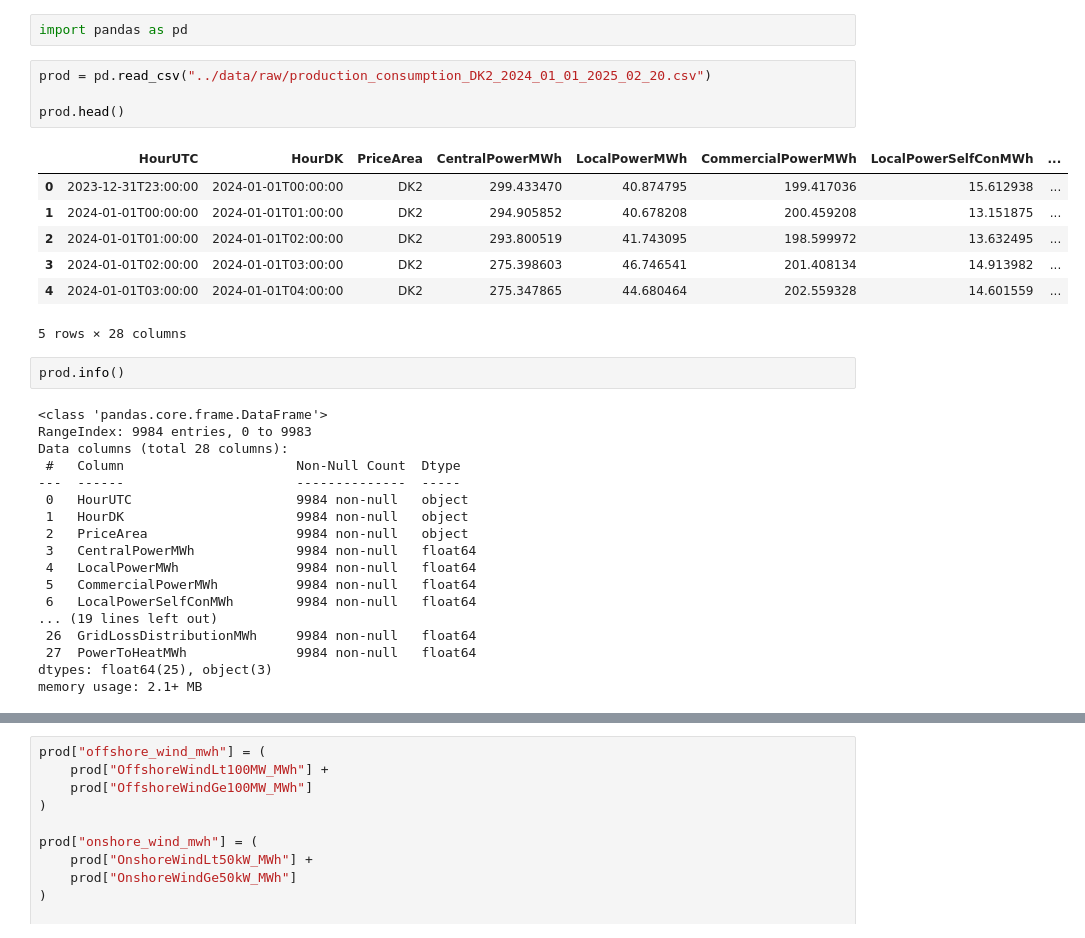
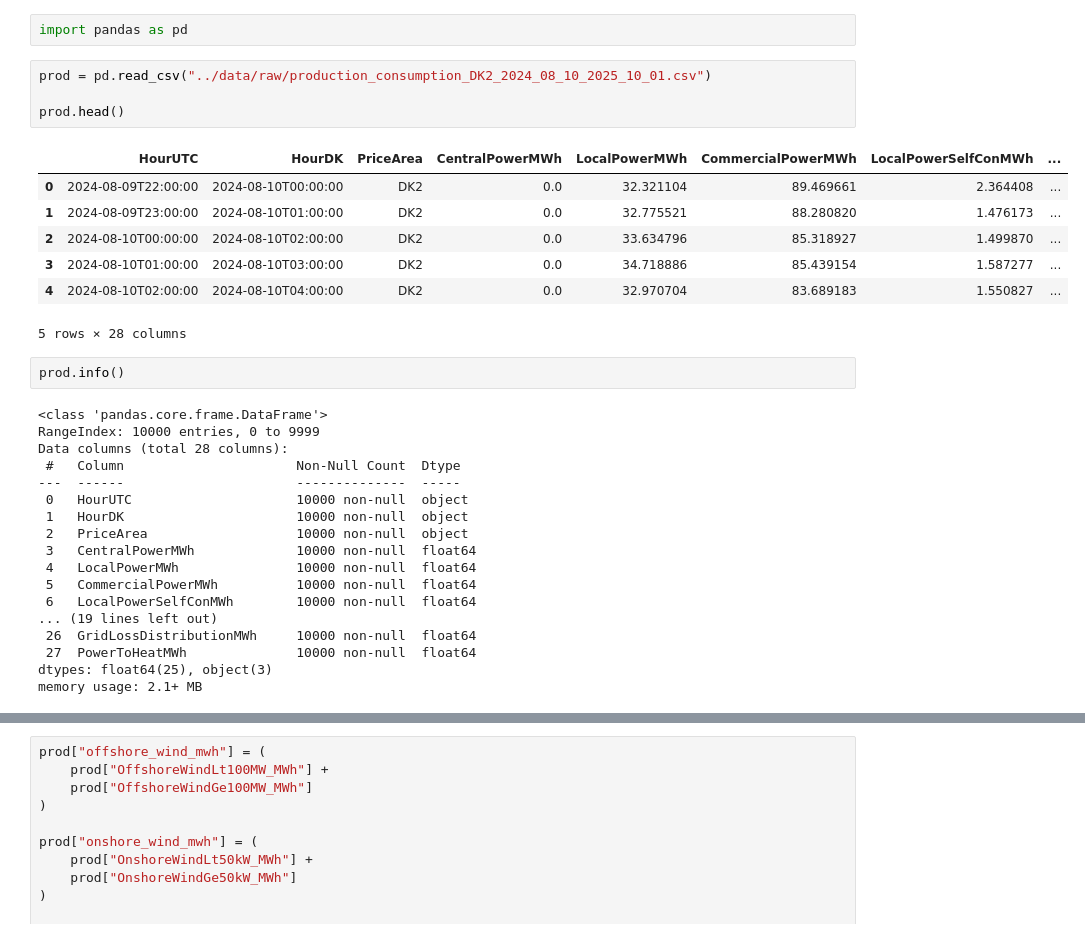
Before and after one commit to Ivo196/denmark-electricity-price-forecasting, a Jupyter notebook: notebooks/02_clean_production_consumption.ipynb, the cells around one changed output, grey strips where cells are left out. Saved outputs shown, nothing was run; the diff lists cells and outputs as text.

```diff
--- a/notebooks/02_clean_production_consumption.ipynb
+++ b/notebooks/02_clean_production_consumption.ipynb
@@ -1,35 +1,35 @@
 # %%
 import pandas as pd
 # %%
-prod = pd.read_csv("../data/raw/production_consumption_DK2_2024_01_01_2025_02_20.csv")
+prod = pd.read_csv("../data/raw/production_consumption_DK2_2024_08_10_2025_10_01.csv")
 
 prod.head()
 # %% [output]
 |  | HourUTC | HourDK | PriceArea | CentralPowerMWh | LocalPowerMWh | CommercialPowerMWh | LocalPowerSelfConMWh | ... |
-| 0 | 2023-12-31T23:00:00 | 2024-01-01T00:00:00 | DK2 | 299.433470 | 40.874795 | 199.417036 | 15.612938 | ... |
-| 1 | 2024-01-01T00:00:00 | 2024-01-01T01:00:00 | DK2 | 294.905852 | 40.678208 | 200.459208 | 13.151875 | ... |
-| 2 | 2024-01-01T01:00:00 | 2024-01-01T02:00:00 | DK2 | 293.800519 | 41.743095 | 198.599972 | 13.632495 | ... |
-| 3 | 2024-01-01T02:00:00 | 2024-01-01T03:00:00 | DK2 | 275.398603 | 46.746541 | 201.408134 | 14.913982 | ... |
-| 4 | 2024-01-01T03:00:00 | 2024-01-01T04:00:00 | DK2 | 275.347865 | 44.680464 | 202.559328 | 14.601559 | ... |
+| 0 | 2024-08-09T22:00:00 | 2024-08-10T00:00:00 | DK2 | 0.0 | 32.321104 | 89.469661 | 2.364408 | ... |
+| 1 | 2024-08-09T23:00:00 | 2024-08-10T01:00:00 | DK2 | 0.0 | 32.775521 | 88.280820 | 1.476173 | ... |
+| 2 | 2024-08-10T00:00:00 | 2024-08-10T02:00:00 | DK2 | 0.0 | 33.634796 | 85.318927 | 1.499870 | ... |
+| 3 | 2024-08-10T01:00:00 | 2024-08-10T03:00:00 | DK2 | 0.0 | 34.718886 | 85.439154 | 1.587277 | ... |
+| 4 | 2024-08-10T02:00:00 | 2024-08-10T04:00:00 | DK2 | 0.0 | 32.970704 | 83.689183 | 1.550827 | ... |
 5 rows × 28 columns
 # %%
 prod.info()
 # %% [output]
 <class 'pandas.core.frame.DataFrame'>
-RangeIndex: 9984 entries, 0 to 9983
+RangeIndex: 10000 entries, 0 to 9999
 Data columns (total 28 columns):
  #   Column                      Non-Null Count  Dtype
 ---  ------                      --------------  -----
- 0   HourUTC                     9984 non-null   object
- 1   HourDK                      9984 non-null   object
- 2   PriceArea                   9984 non-null   object
- 3   CentralPowerMWh             9984 non-null   float64
- 4   LocalPowerMWh               9984 non-null   float64
- 5   CommercialPowerMWh          9984 non-null   float64
- 6   LocalPowerSelfConMWh        9984 non-null   float64
+ 0   HourUTC                     10000 non-null  object
+ 1   HourDK                      10000 non-null  object
+ 2   PriceArea                   10000 non-null  object
+ 3   CentralPowerMWh             10000 non-null  float64
+ 4   LocalPowerMWh               10000 non-null  float64
+ 5   CommercialPowerMWh          10000 non-null  float64
+ 6   LocalPowerSelfConMWh        10000 non-null  float64
 ... (19 lines left out)
- 26  GridLossDistributionMWh     9984 non-null   float64
- 27  PowerToHeatMWh              9984 non-null   float64
+ 26  GridLossDistributionMWh     10000 non-null  float64
+ 27  PowerToHeatMWh              10000 non-null  float64
 dtypes: float64(25), object(3)
 memory usage: 2.1+ MB
 # %%
```
Also changed, not shown: parts of 2 cells of this notebook, 3 other files.
